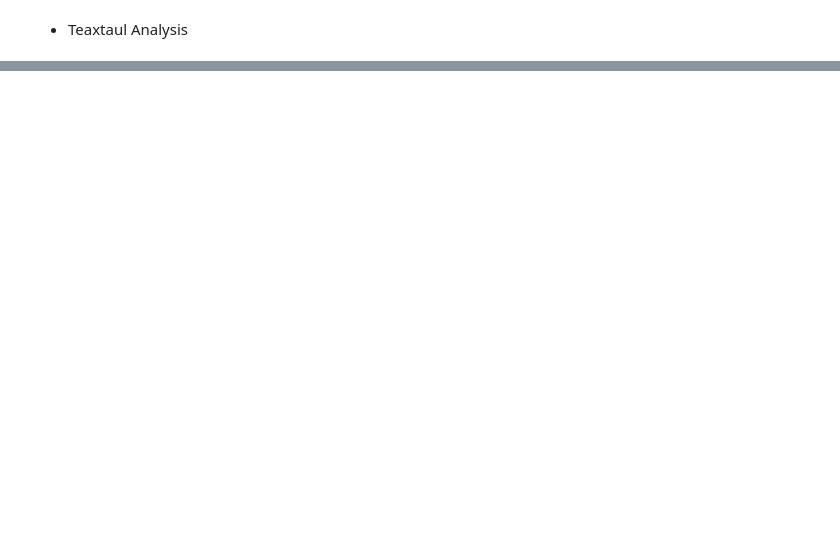
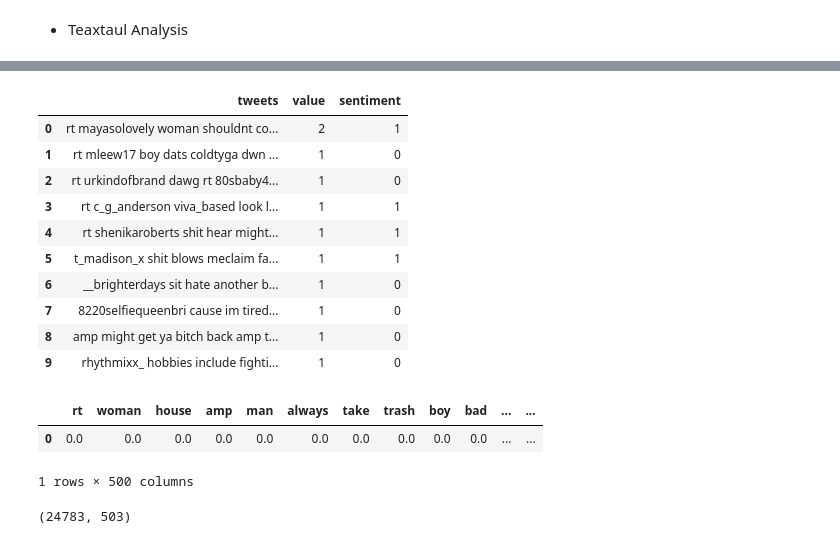
Before and after one commit to jakeSheph201/Hate-Speech-Detection, a Jupyter notebook: dataPreProcessing1.ipynb, the cells around one changed output, grey strips where cells are left out. Saved outputs shown, nothing was run; the diff lists cells and outputs as text; code cells hidden in the pictures; blank space fills up the shorter version.

Commit message:
tfidf, sentiment and final df added

```diff
--- a/dataPreProcessing1.ipynb
+++ b/dataPreProcessing1.ipynb
@@ -221,0 +239,59 @@ processed_df.head(78)
+# %%
+# Sentiment Analysis
+
+analyser = SentimentIntensityAnalyzer()
+
+def getSentiment(text):
+    scores = analyser.polarity_scores(text)
+    sentiment = 1 if scores['pos'] > 0 else 0
+
+    return sentiment
+
+processed_df['sentiment'] = processed_df['tweets'].apply(getSentiment)
+
+sentiment = processed_df['sentiment'].to_numpy()
+
+processed_df.head(10)
+# %% [output]
+|  | tweets | value | sentiment |
+| 0 | rt mayasolovely woman shouldnt co... | 2 | 1 |
+| 1 | rt mleew17 boy dats coldtyga dwn ... | 1 | 0 |
+| 2 | rt urkindofbrand dawg rt 80sbaby4... | 1 | 0 |
+| 3 | rt c_g_anderson viva_based look l... | 1 | 1 |
+| 4 | rt shenikaroberts shit hear might... | 1 | 1 |
+| 5 | t_madison_x shit blows meclaim fa... | 1 | 1 |
+| 6 | __brighterdays sit hate another b... | 1 | 0 |
+| 7 | 8220selfiequeenbri cause im tired... | 1 | 0 |
+| 8 | amp might get ya bitch back amp t... | 1 | 0 |
+| 9 | rhythmixx_ hobbies include fighti... | 1 | 0 |
+# %%
+# TF-IDF Score
+
+the_text = processed_df['tweets']
+
+tfidf = TfidfVectorizer(strip_accents=None, lowercase=False, preprocessor=None, max_features=500)
+
+tfidf_tweets = tfidf.fit_transform(the_text)
+
+vocab = tfidf.vocabulary_
+feature_names = list(vocab.keys())
+
+df_tfidf = pd.DataFrame(tfidf_tweets.toarray(), columns=feature_names)
+
+df_tfidf.head(1)
+# %% [output]
+|  | rt | woman | house | amp | man | always | take | trash | boy | bad | ... | ... |
+| 0 | 0.0 | 0.0 | 0.0 | 0.0 | 0.0 | 0.0 | 0.0 | 0.0 | 0.0 | 0.0 | ... | ... |
+1 rows × 500 columns
+# %%
+# final Dataset
+
+df_final = df_tfidf
+
+df_final['orig_tweets'] = final_tweets
+df_final['sentiment_value'] = sentiment
+df_final['class_value'] = value
+
+df_final.shape
+# %% [output]
+(24783, 503)
```
Also changed, not shown: parts of 10 cells of this notebook.
